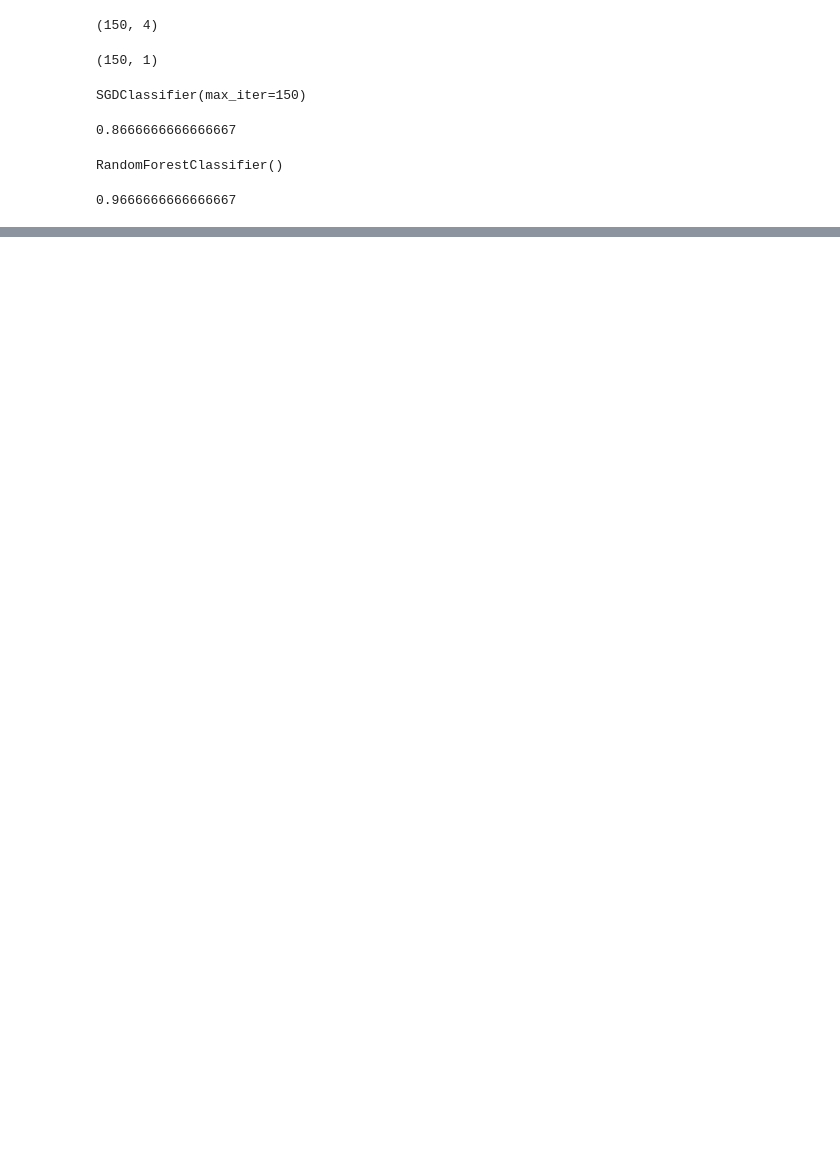
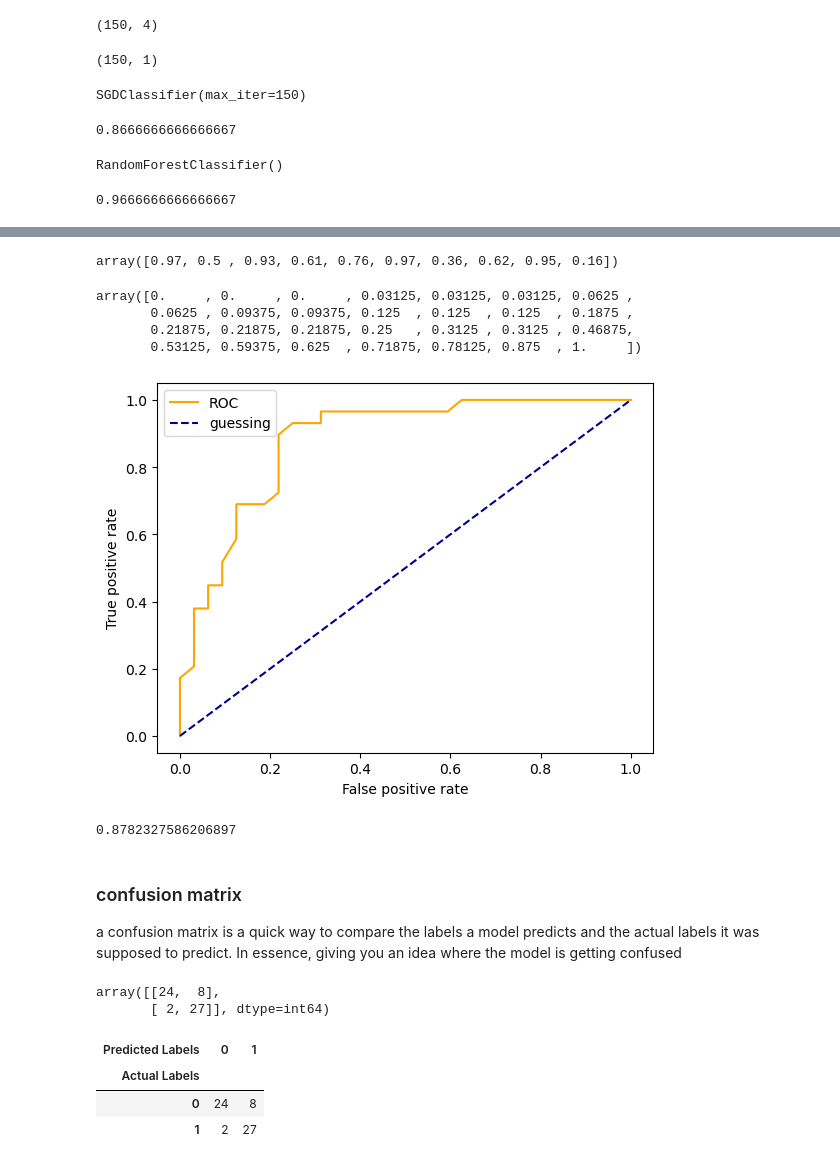
Before and after one commit to aburnley88/PythonDataScience, a Jupyter notebook: sampleProj1/SciKitLearn.ipynb, the cells around one changed output, grey strips where cells are left out. Cells and saved outputs as stored; diff of their text form; code cells hidden in the pictures; blank space fills up the shorter version.

Commit message:
metrics in scikitlearn

```diff
--- a/sampleProj1/SciKitLearn.ipynb
+++ b/sampleProj1/SciKitLearn.ipynb
@@ -734,0 +1025,10 @@ clf.score(X_test, y_test)
+# %%
+X_train,X_test, y_train, y_test = tts(X,y,test_size=.20)
+# %%
+from sklearn.metrics import roc_curve
+
+
+clf.fit(X_train,y_train)
+y_preds=clf.predict_proba(X_test)
+
+y_preds[:10]
@@ -734,0 +1046,67 @@ clf.score(X_test, y_test)
+# %%
+y_preds_pos = y_preds[:, 1]
+y_preds_pos[:10]
+# %% [output]
+array([0.97, 0.5 , 0.93, 0.61, 0.76, 0.97, 0.36, 0.62, 0.95, 0.16])
+# %%
+# calculate fpr, tpr, and thresholds
+
+fpr, tpr, thresholds = roc_curve(y_test, y_preds_pos)
+
+#check false positive rate
+fpr
+# %% [output]
+array([0.     , 0.     , 0.     , 0.03125, 0.03125, 0.03125, 0.0625 ,
+       0.0625 , 0.09375, 0.09375, 0.125  , 0.125  , 0.125  , 0.1875 ,
+       0.21875, 0.21875, 0.21875, 0.25   , 0.3125 , 0.3125 , 0.46875,
+       0.53125, 0.59375, 0.625  , 0.71875, 0.78125, 0.875  , 1.     ])
+# %%
+# create a function for plotting roc curve
+
+import matplotlib.pyplot as plt
+
+def plot_roc_curve(fpr, tpr):
+    """
+    plots a roc curve given the fpr and tpr
+    """
+    #plot roc curve
+    plt.plot(fpr, tpr, color="orange", label="ROC")
+    #plot line with no predictive power
+    plt.plot([0,1], [0,1], color="darkblue", linestyle="--", label="guessing")
+
+    #customize plot
+    plt.xlabel("False positive rate")
+    plt.ylabel("True positive rate")
+    plt.legend()
+    plt.show();
+
+plot_roc_curve(fpr,tpr)
+# %% [output]
+[figure, added]
+# %%
+from sklearn.metrics import roc_auc_score as ras
+
+ras(y_test,y_preds_pos)
+# %% [output]
+0.8782327586206897
+# %% [markdown]
+### confusion matrix
+
+a confusion matrix is a quick way to compare the labels a model predicts and the actual labels it was supposed to predict.
+In essence, giving you an idea where the model is getting confused
+# %%
+from sklearn.metrics import confusion_matrix
+
+y_preds = clf.predict(X_test)
+confusion_matrix(y_test, y_preds)
+# %% [output]
+array([[24,  8],
+       [ 2, 27]], dtype=int64)
+# %%
+# visualize matrix with crosstab()
+pd.crosstab(y_test, y_preds, rownames=["Actual Labels"], colnames=["Predicted Labels"])
+# %% [output]
+| Predicted Labels | 0 | 1 |
+| Actual Labels |  |  |
+| 0 | 24 | 8 |
+| 1 | 2 | 27 |
```
Also changed, not shown: parts of 56 cells of this notebook.
